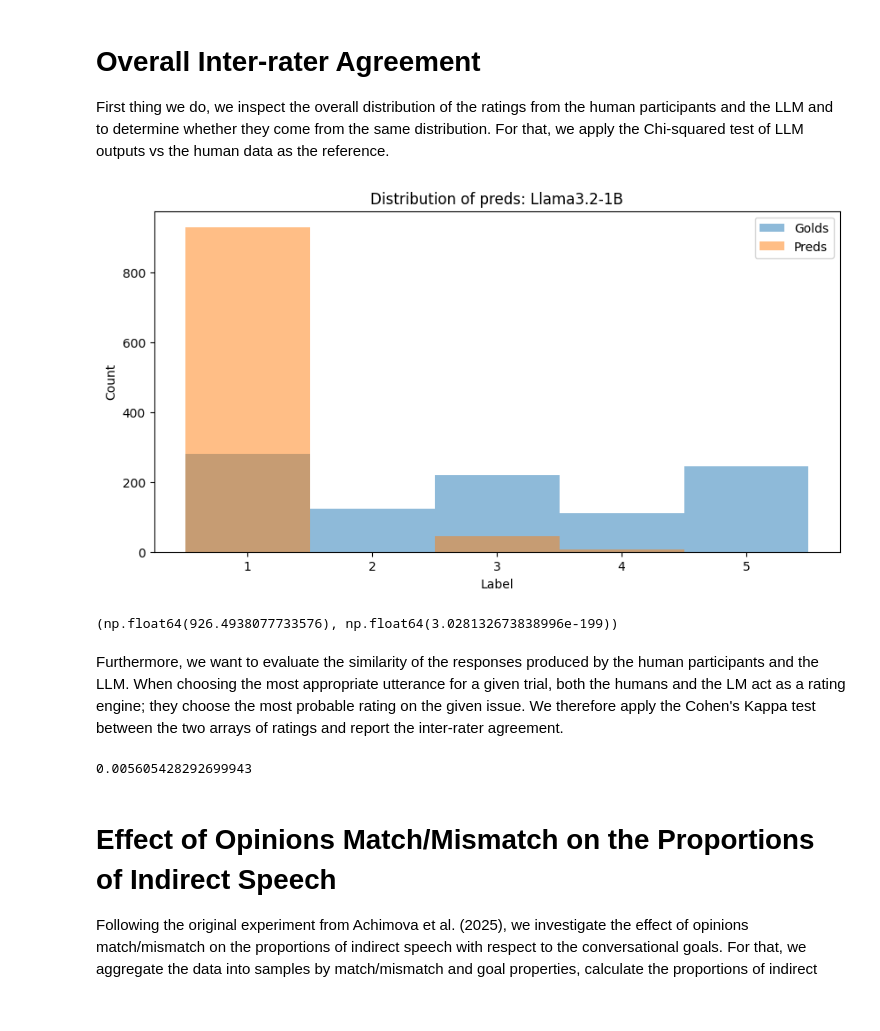
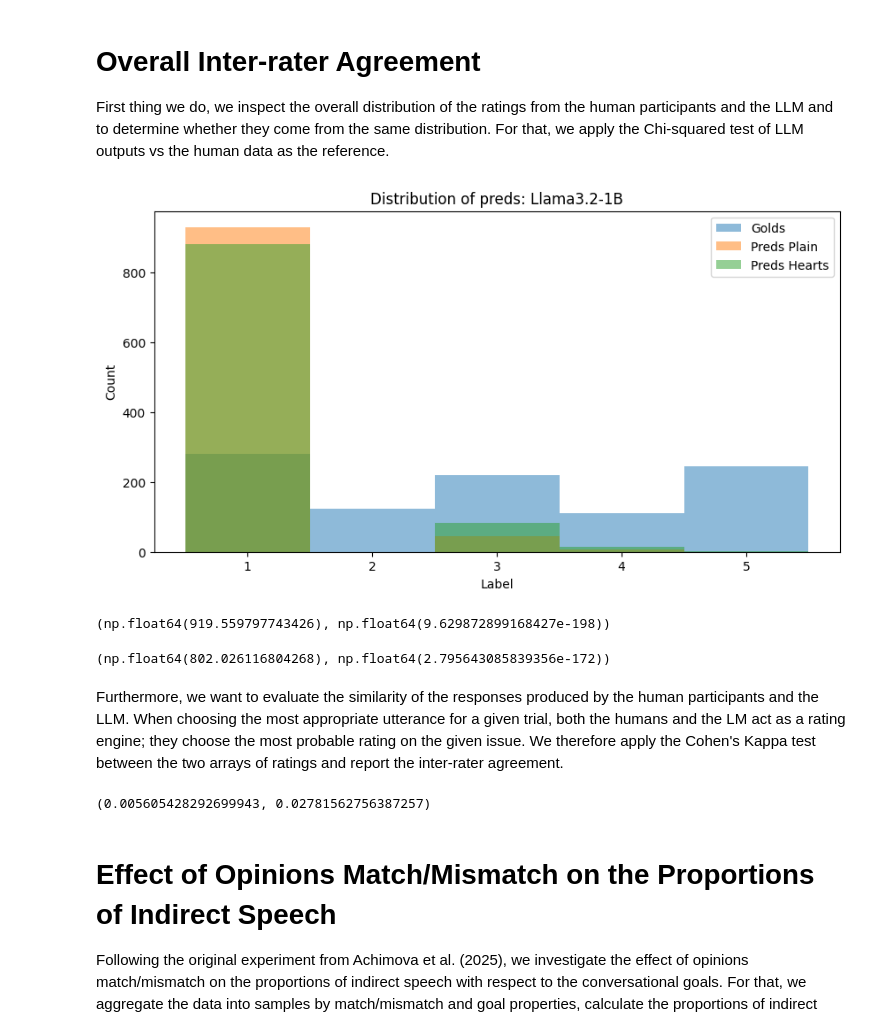
Before and after one commit to maxschmaltz/IndirectLM, a Jupyter notebook: run_experiments/speaker_experiment/analysis/llama3.2-1B/llama3.2-1B.ipynb, the cells around one changed output. Saved outputs shown, nothing was run; the diff lists cells and outputs as text; code cells hidden in the pictures.

```diff
--- a/run_experiments/speaker_experiment/analysis/llama3.2-1B/llama3.2-1B.ipynb
+++ b/run_experiments/speaker_experiment/analysis/llama3.2-1B/llama3.2-1B.ipynb
@@ -22,10 +22,12 @@ with open("../../../../data/out/prompts_speaker_exp_Llama-3.2-1B.json", encoding
     res = json.load(f)
 # %%
 res_real = res["real"]  # reproduction from real speakers
-res_real_plain = res_real["plain"]  # focus on plain
-all_trials = []
-for experiment_data in res_real_plain:
-    all_trials.extend(experiment_data["trial_items"])
+res_real_plain = res_real["plain"]
+res_real_hearts = res_real["hearts"]
+trials_plain, trials_hearts = [], []
+for experiment_data_plain, experiment_data_hearts in zip(res_real_plain, res_real_hearts):
+    trials_plain.extend(experiment_data_plain["trial_items"])
+    trials_hearts.extend(experiment_data_hearts["trial_items"])
 # %% [markdown]
 
 For each trial, we among other infos have the response probability distribution from the LM as well as the metadata of the trial, such as the polarity of the speaker's opinion and its match/mismatch with the listener's.
@@ -50,23 +52,27 @@ First thing we do, we inspect the overall distribution of the ratings from the h
 # %%
 # first, inspect overall distribution of predictions
 golds = np.array(
-    [trial["metadata"]["response"] for trial in all_trials]
+    [trial["metadata"]["response"] for trial in trials_plain]
 )
-preds = np.array(
-    [trial["pred"] for trial in all_trials]
+preds_plain = np.array(
+    [trial["pred"] for trial in trials_plain]
 )
+preds_hearts = np.array(
+    [trial["pred"] for trial in trials_hearts]
+)
 # %%
 plt.figure(figsize=(10, 5))
 plt.hist(golds, bins=np.arange(1, 7)-0.5, alpha=0.5, label="Golds")
-plt.hist(preds, bins=np.arange(1, 7)-0.5, alpha=0.5, label="Preds")
+plt.hist(preds_plain, bins=np.arange(1, 7)-0.5, alpha=0.5, label="Preds Plain")
+plt.hist(preds_hearts, bins=np.arange(1, 7)-0.5, alpha=0.5, label="Preds Hearts")
 plt.xticks(range(1, 6))
 plt.xlabel("Label")
 plt.ylabel("Count")
 plt.title("Distribution of preds: Llama3.2-1B")
 plt.legend()
 plt.savefig("llama3.2-1B_distribution.png")
 plt.show()
 # %% [output]
-[figure, old version]
+[figure, new version]
 # %%
 labels_gold, counts_gold = np.unique(golds, return_counts=True)
@@ -74,16 +81,23 @@ counts_preds = np.array([preds.tolist().count(label) for label in labels_gold])
 # %%
-contingency_table = np.array([counts_gold, counts_preds])
-chi2, p_value, _, _ = chi2_contingency(contingency_table)
-chi2, p_value
+contingency_table = np.array([counts_gold + 1, counts_preds_plain + 1])   # add-1 smoothing
+chi2_plain, p_value_plain, _, _ = chi2_contingency(contingency_table)
+chi2_plain, p_value_plain
 # %% [output]
-(np.float64(926.4938077733576), np.float64(3.028132673838996e-199))
+(np.float64(919.559797743426), np.float64(9.629872899168427e-198))
+# %%
+contingency_table = np.array([counts_gold + 1, counts_preds_hearts + 1])   # add-1 smoothing
+chi2_hearts, p_value_hearts, _, _ = chi2_contingency(contingency_table)
+chi2_hearts, p_value_hearts
+# %% [output]
+(np.float64(802.026116804268), np.float64(2.795643085839356e-172))
 # %% [markdown]
 Furthermore, we want to evaluate the similarity of the responses produced by the human participants and the LLM. When choosing the most appropriate utterance for a given trial, both the humans and the LM act as a rating engine; they choose the most probable rating on the given issue. We therefore apply the Cohen's Kappa test between the two arrays of ratings and report the inter-rater agreement.
 # %%
-kappa = cohen_kappa_score(golds, preds)
-kappa
+kappa_plain = cohen_kappa_score(golds, preds_plain)
+kappa_hearts = cohen_kappa_score(golds, preds_hearts)
+kappa_plain, kappa_hearts
 # %% [output]
-0.005605428292699943
+(0.005605428292699943, 0.02781562756387257)
 # %% [markdown]
 # Effect of Opinions Match/Mismatch on the Proportions of Indirect Speech
 
```
Also changed, not shown: parts of 32 cells of this notebook, 5 other files.
